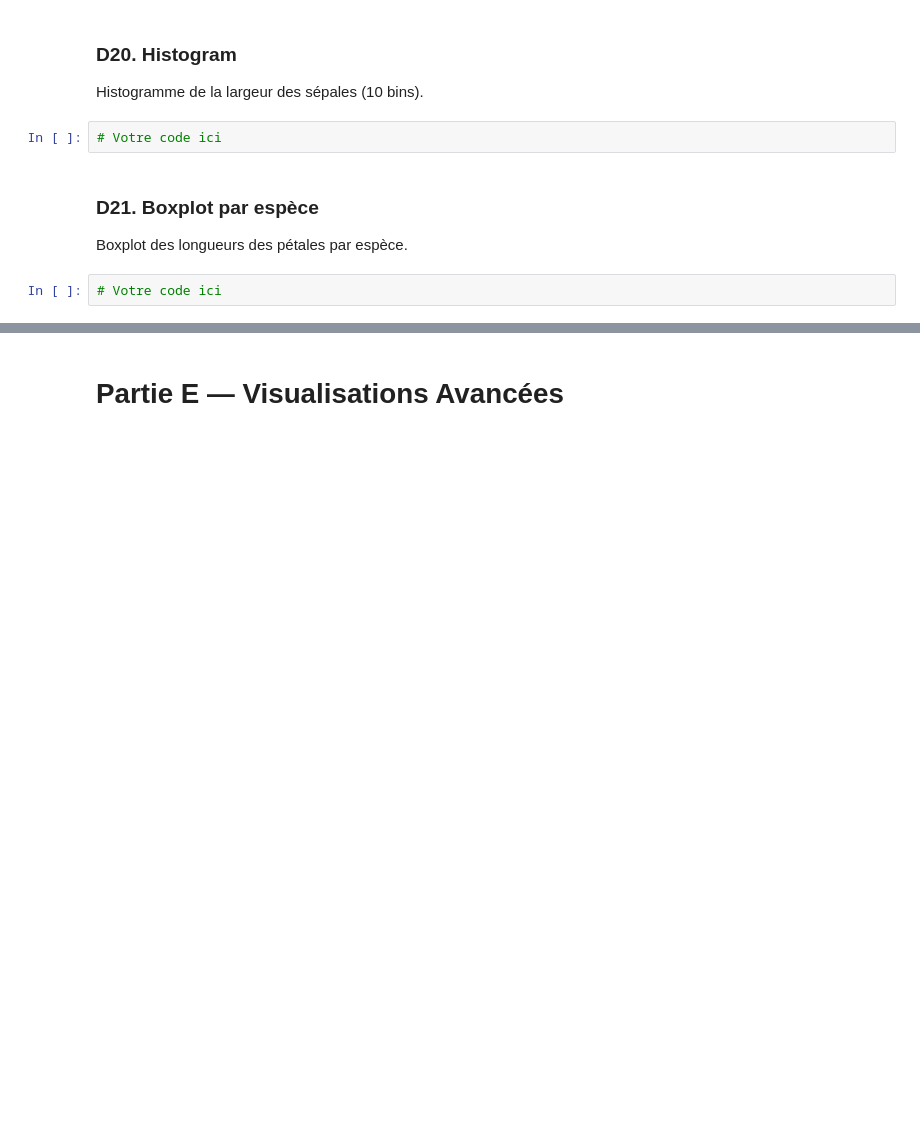
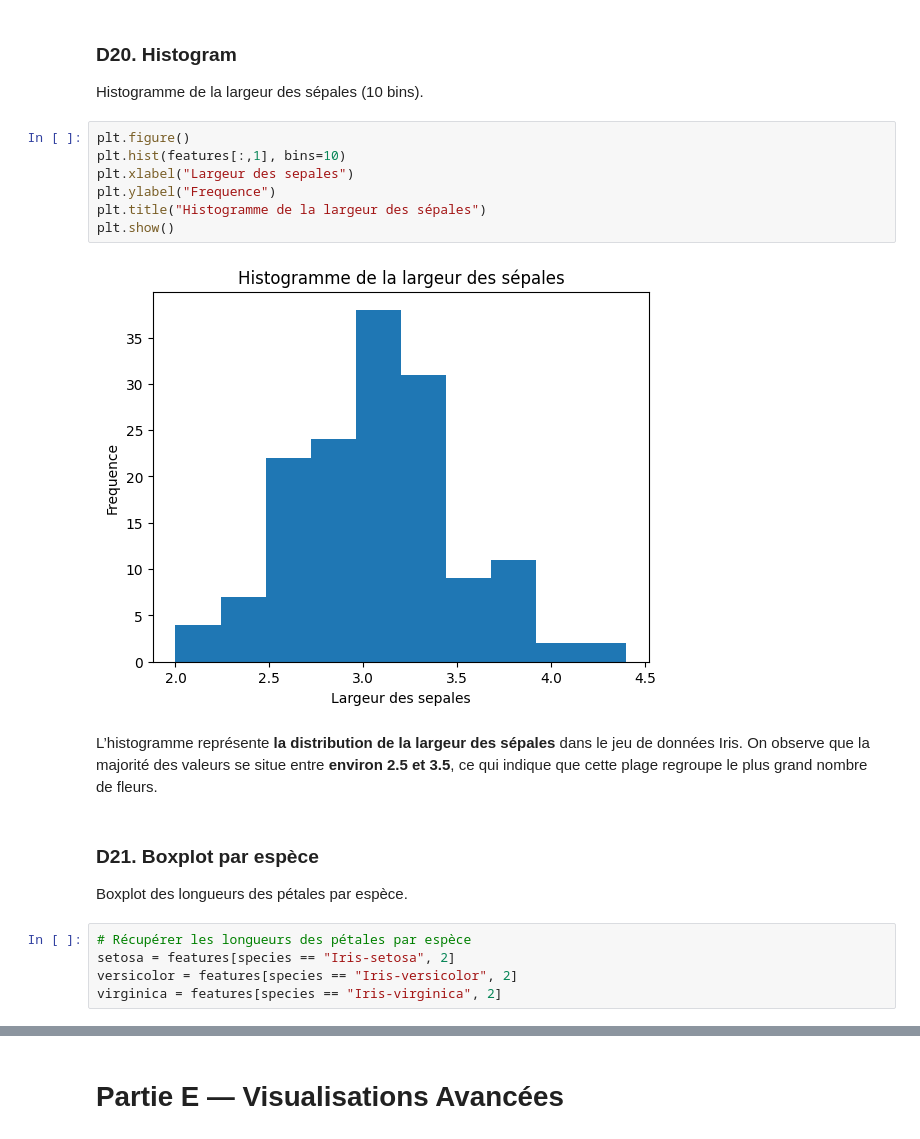
Before and after one commit to USMS-FPK-IA-GI-2025/controle-01-numpy-and-matplotlib-iris-Laylaouyoussef68, a Jupyter notebook: notebooks/controle_numpy_matplotlib.ipynb, the cells around one changed output, grey strips where cells are left out. Saved outputs shown, nothing was run; the diff lists cells and outputs as text; blank space fills up the shorter version.

```diff
--- a/notebooks/controle_numpy_matplotlib.ipynb
+++ b/notebooks/controle_numpy_matplotlib.ipynb
@@ -407,10 +445,23 @@ Bar chart des moyennes des quatre caractéristiques.
 # %% [markdown]
 ### D20. Histogram
 Histogramme de la largeur des sépales (10 bins).
-# %%
-# Votre code ici
+# %%
+plt.figure()
+plt.hist(features[:,1], bins=10)
+plt.xlabel("Largeur des sepales")
+plt.ylabel("Frequence")
+plt.title("Histogramme de la largeur des sépales")
+plt.show()
+# %% [output]
+[figure, added]
+# %% [markdown]
+L’histogramme représente **la distribution de** **la largeur des sépales** dans le jeu de données Iris.
+On observe que la majorité des valeurs se situe entre **environ 2.5 et 3.5**, ce qui indique que cette plage regroupe le plus grand nombre de fleurs.
 # %% [markdown]
 ### D21. Boxplot par espèce
 Boxplot des longueurs des pétales par espèce.
-# %%
-# Votre code ici
+# %%
+# Récupérer les longueurs des pétales par espèce
+setosa = features[species == "Iris-setosa", 2]
+versicolor = features[species == "Iris-versicolor", 2]
+virginica = features[species == "Iris-virginica", 2]
```
Also changed, not shown: parts of 39 cells of this notebook.
